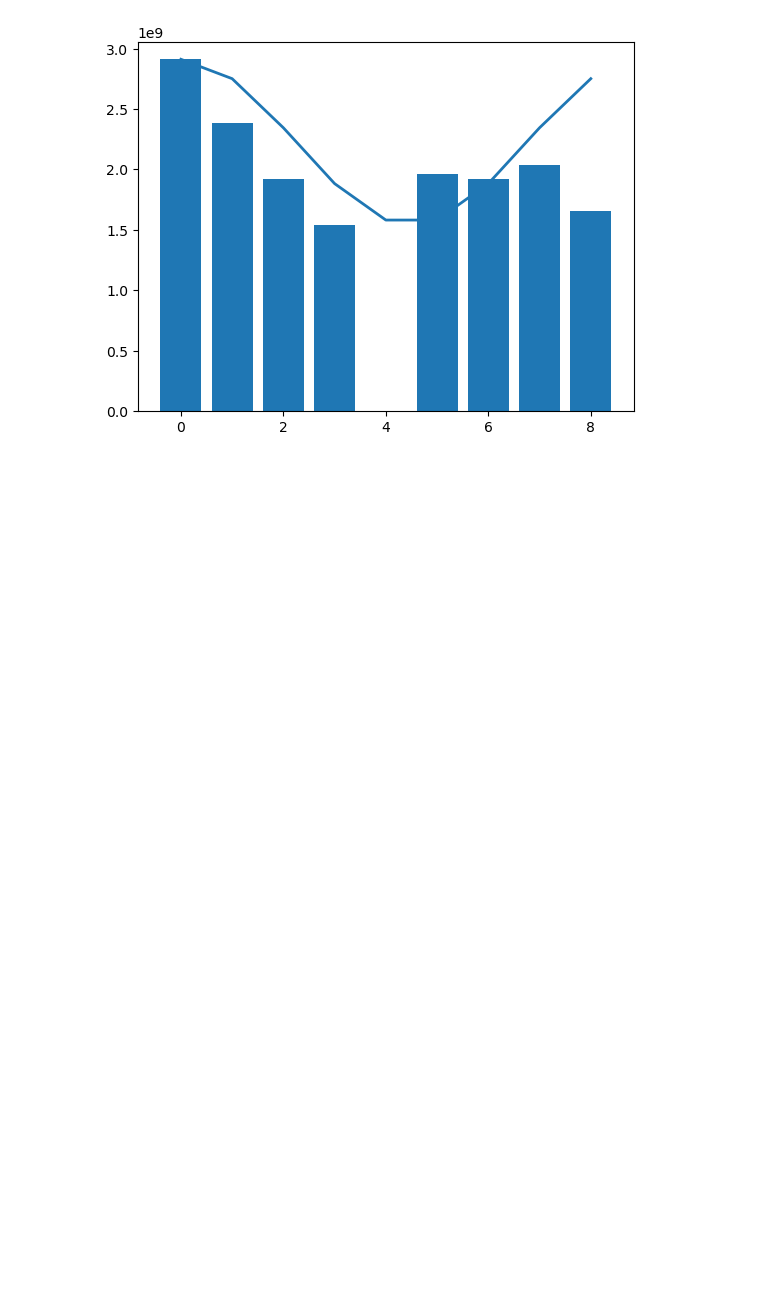
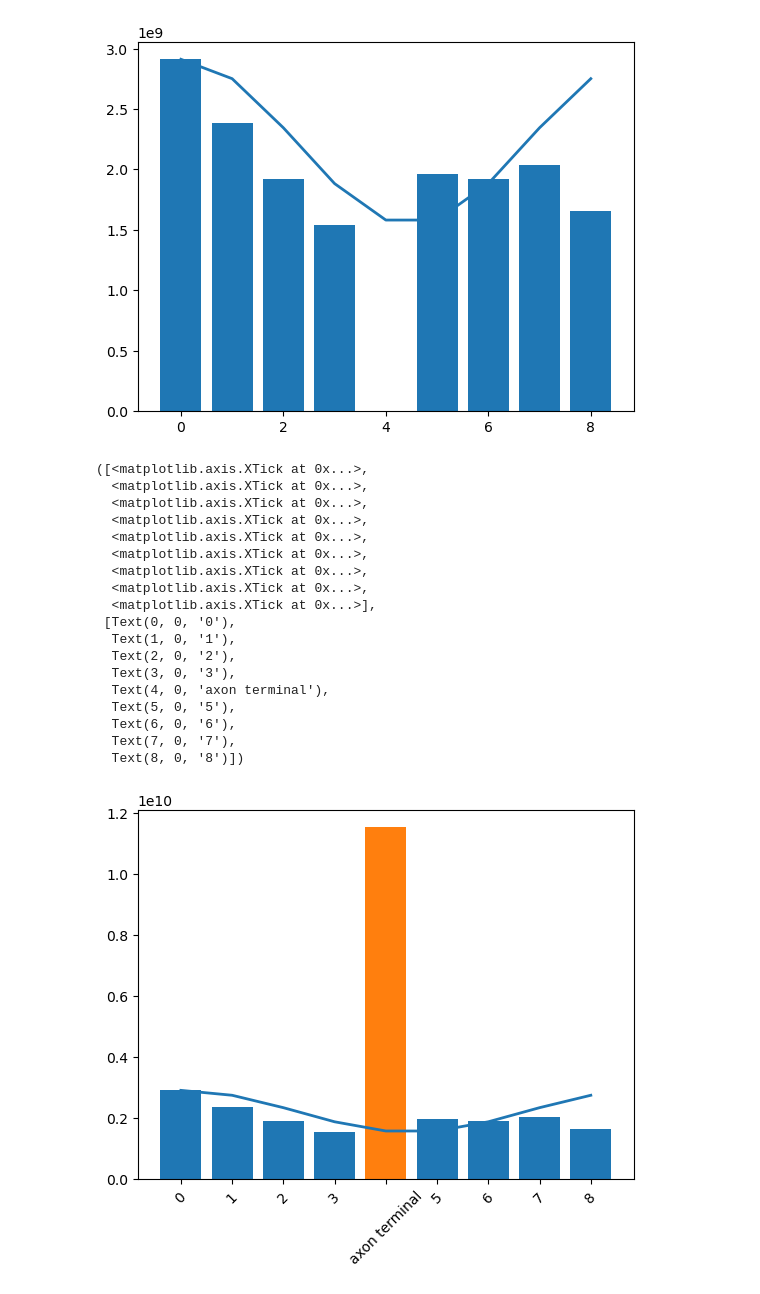
Before and after one commit to sansachenlelele/connectome_analysis_fisherlab, a Jupyter notebook: zipursky-analyze trend-total.ipynb, the cells around one changed output. Saved outputs shown, nothing was run; the diff lists cells and outputs as text; code cells hidden in the pictures; blank space fills up the shorter version.

Commit message:
make better cosine

```diff
--- a/zipursky-analyze trend-total.ipynb
+++ b/zipursky-analyze trend-total.ipynb
@@ -955,3 +957,54 @@ plt.bar(x, y, label="data")
 # %% [output]
 <BarContainer object of 9 artists>
 [figure]
+# %%
+# sansa_cosine_fit is able to leave the axon terminal bar blank
+
+
+df=sum_all_nan
+
+
+max_value = df['total_red'].max()
+min_value = df['total_red'].min()
+A=(max_value-min_value)/2
+C=(max_value+min_value)/2
+W=2*(math.pi)/9
+max_index = df['total_red'].idxmax()
+phi=-W*(max_index)
+
+#t = df['glomerulus'].values
+sansa_cosine_fit = C + A * np.cos(W * x + phi)
+
+df_nan_filled = sum_all_nan.fillna(0) # because plt make take real number
+
+x=np.arange(len(df_nan_filled))
+y=df_nan_filled["total_red"]
+plt.plot(x, sansa_cosine_fit, label='Cosine Fit', linewidth=2)
+plt.bar(x, y, label="data")
+
+fifth_val = sum_all.iloc[4]['total_red']
+plt.bar(4, fifth_val, color='C1', label='5th row')
+
+labels = df.index.tolist()
+labels[4] = "axon terminal"
+plt.xticks(x, labels, rotation=45)
+# %% [output]
+([<matplotlib.axis.XTick at 0x...>,
+  <matplotlib.axis.XTick at 0x...>,
+  <matplotlib.axis.XTick at 0x...>,
+  <matplotlib.axis.XTick at 0x...>,
+  <matplotlib.axis.XTick at 0x...>,
+  <matplotlib.axis.XTick at 0x...>,
+  <matplotlib.axis.XTick at 0x...>,
+  <matplotlib.axis.XTick at 0x...>,
+  <matplotlib.axis.XTick at 0x...>],
+ [Text(0, 0, '0'),
+  Text(1, 0, '1'),
+  Text(2, 0, '2'),
+  Text(3, 0, '3'),
+  Text(4, 0, 'axon terminal'),
+  Text(5, 0, '5'),
+  Text(6, 0, '6'),
+  Text(7, 0, '7'),
+  Text(8, 0, '8')])
+[figure, added]
```
Also changed, not shown: parts of 8 cells of this notebook.
